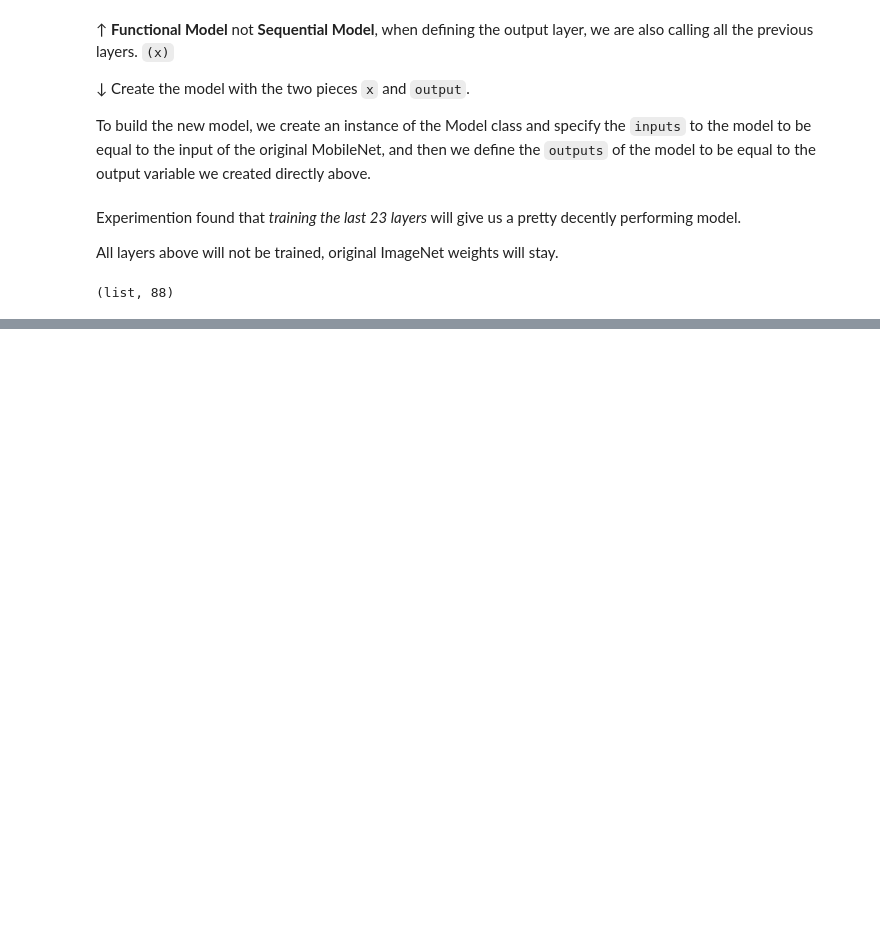
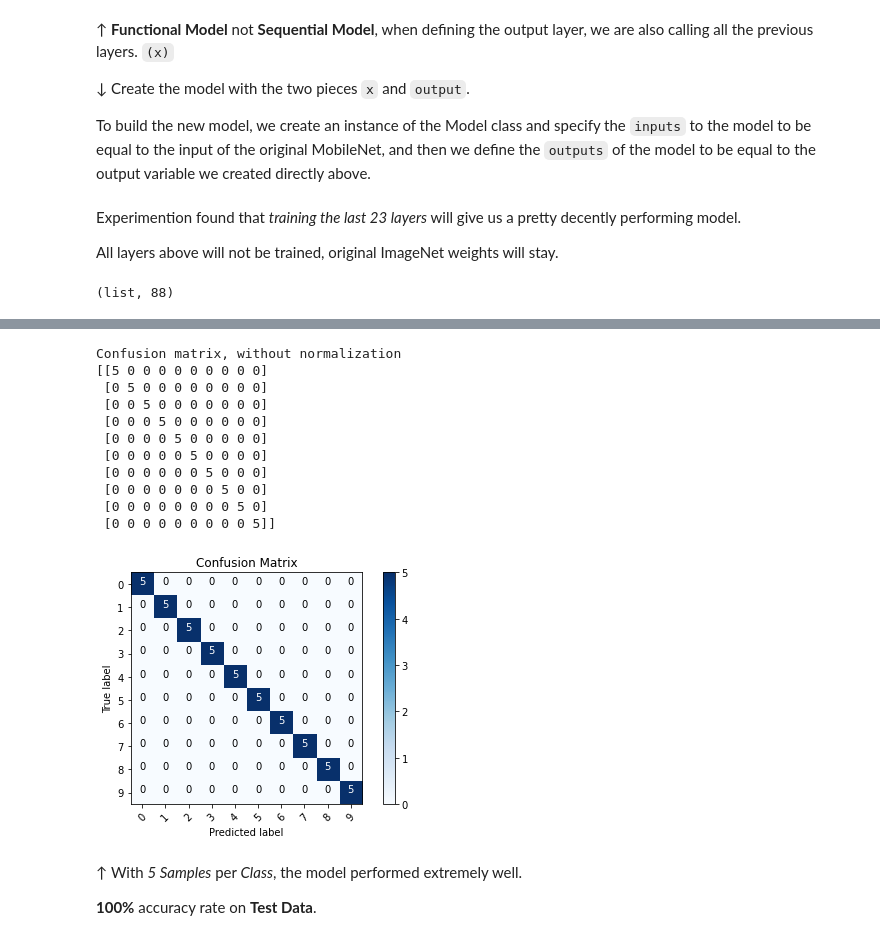
Before and after one commit to allenthemartian/CNN, a Jupyter notebook: MobileNet.ipynb, the cells around one changed output, grey strips where cells are left out. Cells and saved outputs as stored; diff of their text form; code cells hidden in the pictures; blank space fills up the shorter version.

Commit message:
Predict Sign Language Digits

```diff
--- a/MobileNet.ipynb
+++ b/MobileNet.ipynb
@@ -228,0 +250,6 @@ _________________________________________________________________
+# %%
+test_labels = test_batches.classes
+# %%
+predictions = model.predict(x=test_batches, verbose=0)
+# %%
+cm = confusion_matrix(y_true=test_labels, y_pred=predictions.argmax(axis=1))
@@ -228,0 +269,55 @@ _________________________________________________________________
+# %%
+def plot_confusion_matrix(cm, classes,
+                          normalize=False,
+                          title='Confusion matrix',
+                          cmap=plt.cm.Blues):
+    """
+    This function prints and plots the confusion matrix.
+    Normalization can be applied by setting `normalize=True`.
+    """
+    plt.imshow(cm, interpolation='nearest', cmap=cmap)
+    plt.title(title)
+    plt.colorbar()
+    tick_marks = np.arange(len(classes))
+    plt.xticks(tick_marks, classes, rotation=45)
+    plt.yticks(tick_marks, classes)
+
+    if normalize:
+        cm = cm.astype('float') / cm.sum(axis=1)[:, np.newaxis]
+        print("Normalized confusion matrix")
+    else:
+        print('Confusion matrix, without normalization')
+
+    print(cm)
+
+    thresh = cm.max() / 2.
+    for i, j in itertools.product(range(cm.shape[0]), range(cm.shape[1])):
+        plt.text(j, i, cm[i, j],
+            horizontalalignment="center",
+            color="white" if cm[i, j] > thresh else "black")
+
+    plt.tight_layout()
+    plt.ylabel('True label')
+    plt.xlabel('Predicted label')
+# %%
+# Train the model for more epochs to see better results
+
+cm_plot_labels = ["0", "1", "2", "3", "4", "5", "6", "7", "8", "9"]
+plot_confusion_matrix(cm=cm, classes=cm_plot_labels, title = "Confusion Matrix")
+# %% [output]
+Confusion matrix, without normalization
+[[5 0 0 0 0 0 0 0 0 0]
+ [0 5 0 0 0 0 0 0 0 0]
+ [0 0 5 0 0 0 0 0 0 0]
+ [0 0 0 5 0 0 0 0 0 0]
+ [0 0 0 0 5 0 0 0 0 0]
+ [0 0 0 0 0 5 0 0 0 0]
+ [0 0 0 0 0 0 5 0 0 0]
+ [0 0 0 0 0 0 0 5 0 0]
+ [0 0 0 0 0 0 0 0 5 0]
+ [0 0 0 0 0 0 0 0 0 5]]
+[figure, added]
+# %% [markdown]
+&#8593; With *5 Samples* per *Class*, the model performed extremely well.
+
+**100%** accuracy rate on **Test Data**.
```
Also changed, not shown: parts of 6 cells of this notebook.
